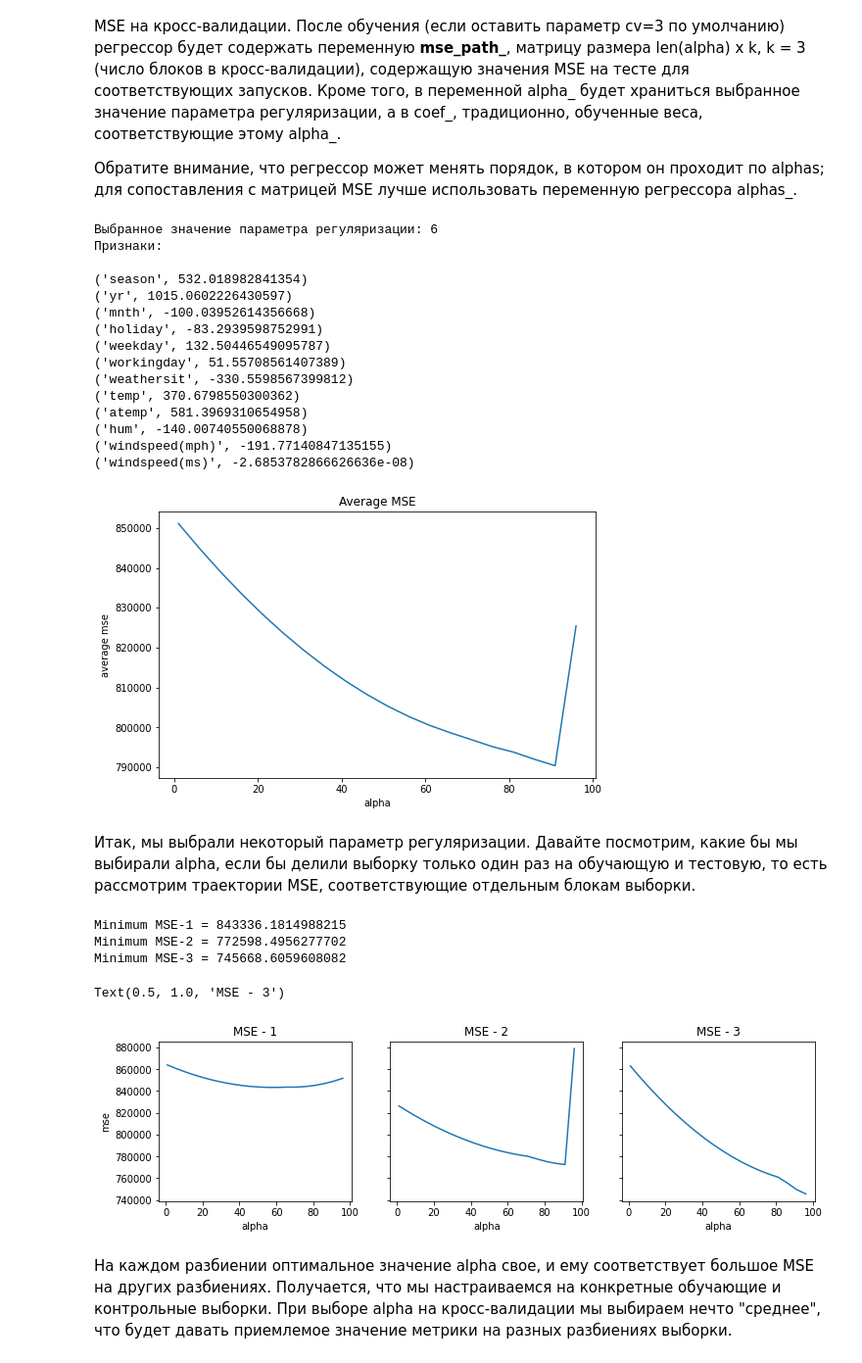
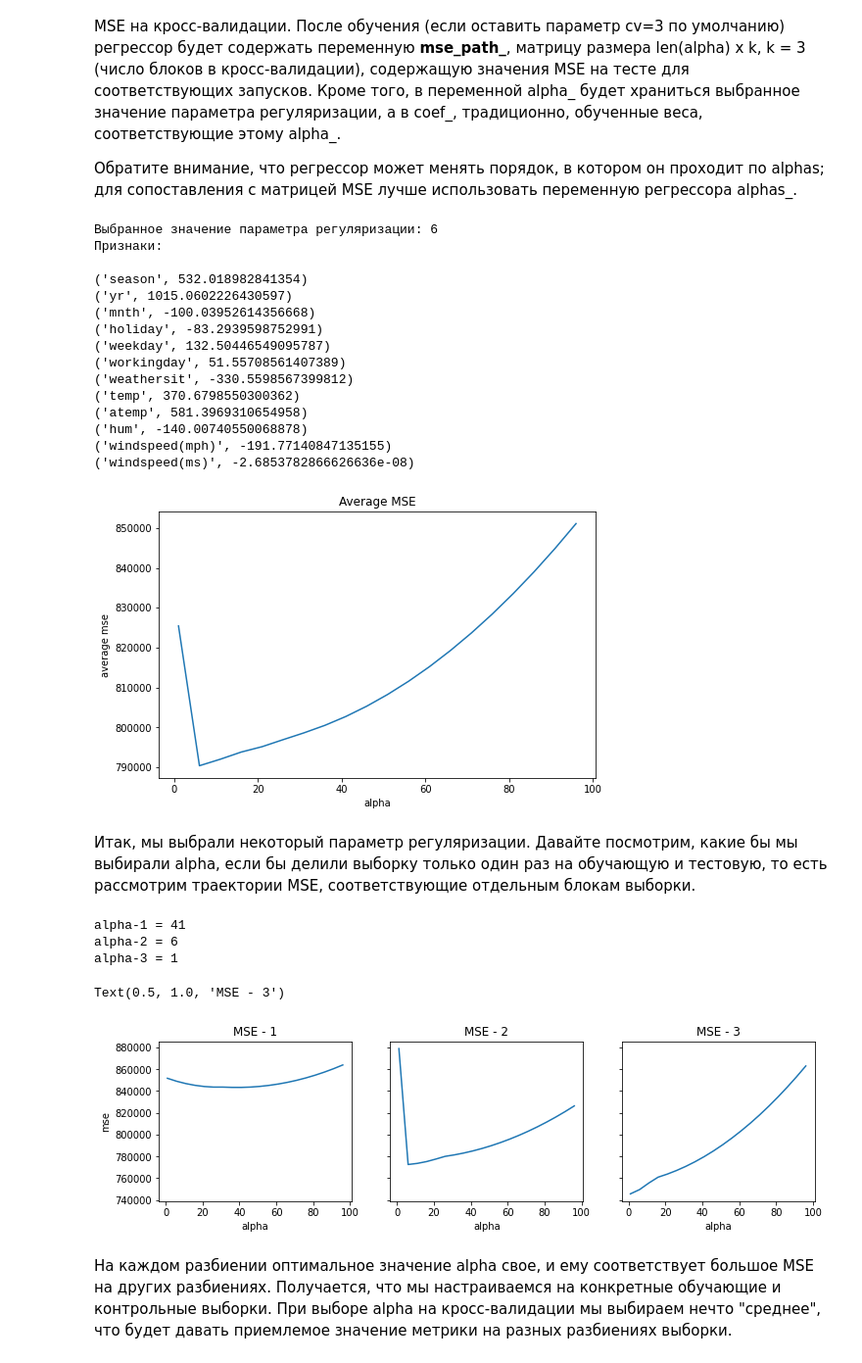
Before and after one commit to oldaandozerskaya/ml_course, a Jupyter notebook: 2_week2.ipynb, the cells around one changed output. Shown at 98% size. Cells and saved outputs as stored; diff of their text form; code cells hidden in the pictures.

```diff
--- a/2_week2.ipynb
+++ b/2_week2.ipynb
@@ -303,7 +303,7 @@ reg = LassoCV(alphas = alphas, cv = 3).fit(X,y)
 
 plt.figure(figsize=(8, 5))
 av_mse = [np.average(arr) for arr in reg.mse_path_]
-plt.plot(alphas, av_mse)
+plt.plot(reg.alphas_, av_mse)
 plt.xlabel("alpha")
 plt.ylabel("average mse")
 plt.title("Average MSE")
@@ -328,40 +328,40 @@ for i in list(zip(df.columns,reg.coef_)):
 ('hum', -140.00740550068878)
 ('windspeed(mph)', -191.77140847135155)
 ('windspeed(ms)', -2.6853782866626636e-08)
-[figure, old version]
+[figure, new version]
 # %% [markdown]
 Итак, мы выбрали некоторый параметр регуляризации. Давайте посмотрим, какие бы мы выбирали alpha, если бы делили выборку только один раз на обучающую и тестовую, то есть рассмотрим траектории MSE, соответствующие отдельным блокам выборки.
 # %%
 # Код 3.3 (1 балл)
 # Выведите значения alpha, соответствующие минимумам MSE на каждом разбиении (то есть по столбцам).
 # На трех отдельных графиках визуализируйте столбцы .mse_path_
 mse1 = [arr[0] for arr in reg.mse_path_]
 mse2 = [arr[1] for arr in reg.mse_path_]
 mse3 = [arr[2] for arr in reg.mse_path_]
 
-print('Minimum MSE-1 = {}'.format(np.min(mse1)))
-print('Minimum MSE-2 = {}'.format(np.min(mse2)))
-print('Minimum MSE-3 = {}'.format(np.min(mse3)))
+print('alpha-1 = {}'.format(reg.alphas_[np.argmin(mse1)]))
+print('alpha-2 = {}'.format(reg.alphas_[np.argmin(mse2)]))
+print('alpha-3 = {}'.format(reg.alphas_[np.argmin(mse3)]))
 
 f, (ax1, ax2, ax3) = plt.subplots(1, 3, figsize=(12, 3), sharey=True)
-ax1.plot(alphas, mse1)
+ax1.plot(reg.alphas_, mse1)
 ax1.set_xlabel("alpha")
 ax1.set_ylabel("mse")
 ax1.set_title("MSE - 1")
 
-ax2.plot(alphas, mse2)
+ax2.plot(reg.alphas_, mse2)
 ax2.set_xlabel("alpha")
 ax2.set_title("MSE - 2")
 
-ax3.plot(alphas, mse3)
+ax3.plot(reg.alphas_, mse3)
 ax3.set_xlabel("alpha")
 ax3.set_title("MSE - 3")
 # %% [output]
-Minimum MSE-1 = 843336.1814988215
-Minimum MSE-2 = 772598.4956277702
-Minimum MSE-3 = 745668.6059608082
+alpha-1 = 41
+alpha-2 = 6
+alpha-3 = 1
 Text(0.5, 1.0, 'MSE - 3')
-[figure, old version]
+[figure, new version]
 # %% [markdown]
 На каждом разбиении оптимальное значение alpha свое, и ему соответствует большое MSE на других разбиениях. Получается, что мы настраиваемся на конкретные обучающие и контрольные выборки. При выборе alpha на кросс-валидации мы выбираем нечто "среднее", что будет давать приемлемое значение метрики на разных разбиениях выборки.
 # %% [markdown]
```
Also changed, not shown: parts of 1 cell of this notebook.
